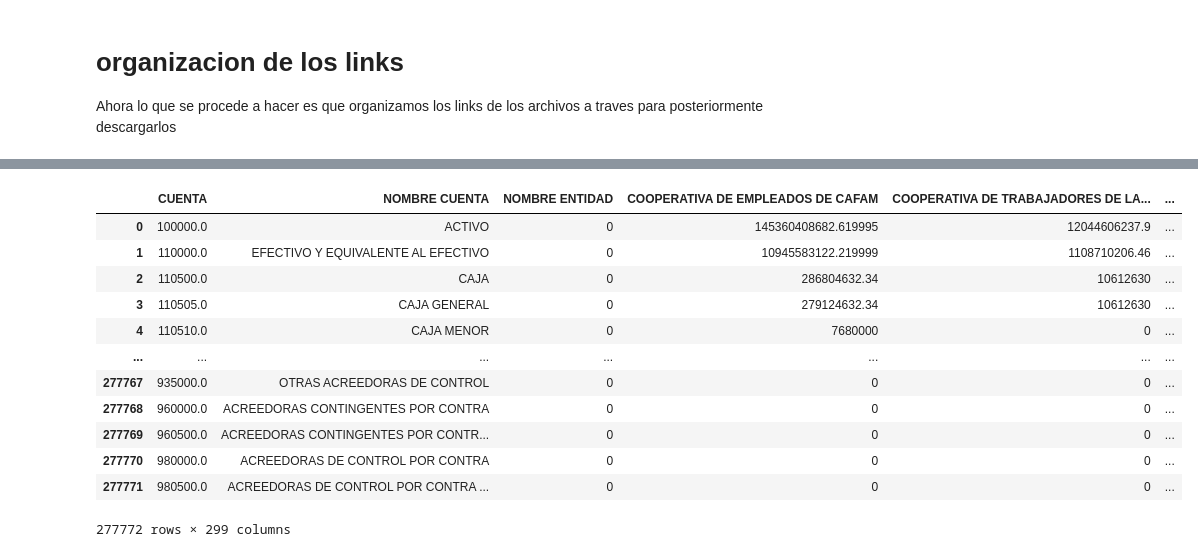
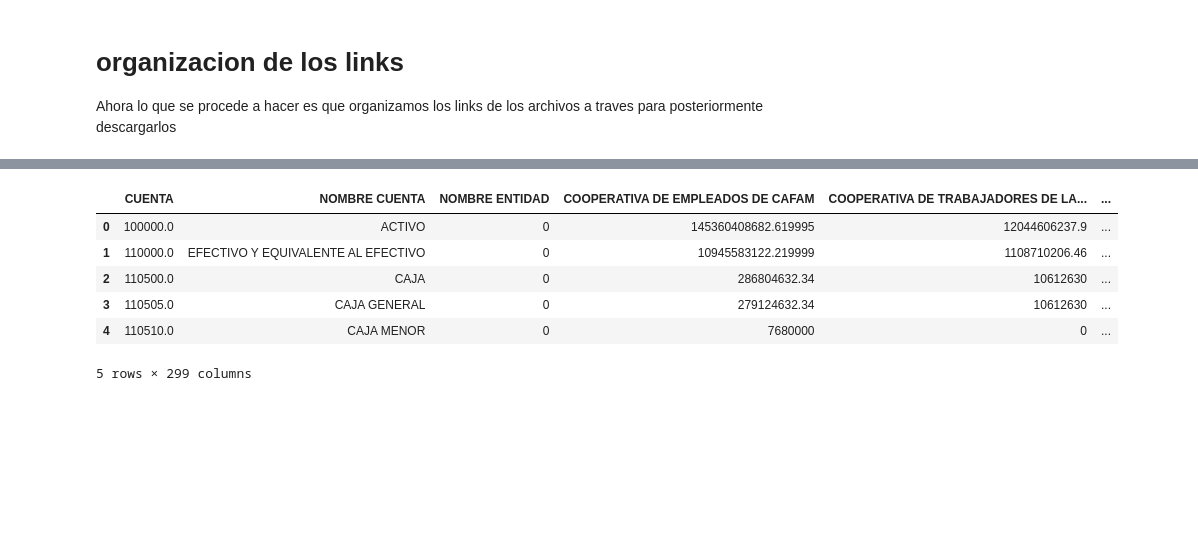
Before and after one commit to awitadelulo/CAMEL_Model_FI, a Jupyter notebook: web_Scraping.ipynb, the cells around one changed output, grey strips where cells are left out. Drawn from its saved outputs; the diff is of its cells as text; code cells hidden in the pictures; blank space fills up the shorter version.

```diff
--- a/web_Scraping.ipynb
+++ b/web_Scraping.ipynb
@@ -110,6 +110,7 @@ def extraer_valores_head(path):
 
     # Filtrar los elementos que no contengan la palabra "actualizada" (ignorando mayúsculas/minúsculas)
     lista_columnas = [col for col in lista_columnas if 'actualizada' not in sin_tildes(texto=col.lower())]
+    lista_columnas = [col for col in lista_columnas if 'nota' not in sin_tildes(col.lower())]
 
     return lista_columnas
 
@@ -253,18 +254,12 @@ cols_str = Datos_2013_2025_cooperativas.select_dtypes(include=['object', 'string
 # Aplica reemplazo vectorizado
 Datos_2013_2025_cooperativas[cols_str] = Datos_2013_2025_cooperativas[cols_str].replace(ILLEGAL_CHARACTERS_RE, '', regex=True)
 # %%
-Datos_2013_2025_cooperativas
+Datos_2013_2025_cooperativas.head()
 # %% [output]
 |  | CUENTA | NOMBRE CUENTA | NOMBRE ENTIDAD | COOPERATIVA DE EMPLEADOS DE CAFAM | COOPERATIVA DE TRABAJADORES DE LA... | ... |
 | 0 | 100000.0 | ACTIVO | 0 | 145360408682.619995 | 12044606237.9 | ... |
 | 1 | 110000.0 | EFECTIVO Y EQUIVALENTE AL EFECTIVO | 0 | 10945583122.219999 | 1108710206.46 | ... |
 | 2 | 110500.0 | CAJA | 0 | 286804632.34 | 10612630 | ... |
 | 3 | 110505.0 | CAJA GENERAL | 0 | 279124632.34 | 10612630 | ... |
 | 4 | 110510.0 | CAJA MENOR | 0 | 7680000 | 0 | ... |
-| ... | ... | ... | ... | ... | ... | ... |
-| 277767 | 935000.0 | OTRAS ACREEDORAS DE CONTROL | 0 | 0 | 0 | ... |
-| 277768 | 960000.0 | ACREEDORAS CONTINGENTES POR CONTRA | 0 | 0 | 0 | ... |
-| 277769 | 960500.0 | ACREEDORAS CONTINGENTES POR CONTR... | 0 | 0 | 0 | ... |
-| 277770 | 980000.0 | ACREEDORAS DE CONTROL POR CONTRA | 0 | 0 | 0 | ... |
-| 277771 | 980500.0 | ACREEDORAS DE CONTROL POR CONTRA ... | 0 | 0 | 0 | ... |
-277772 rows × 299 columns
+5 rows × 299 columns
```
Also changed, not shown: parts of 10 cells of this notebook, 1 other file.
